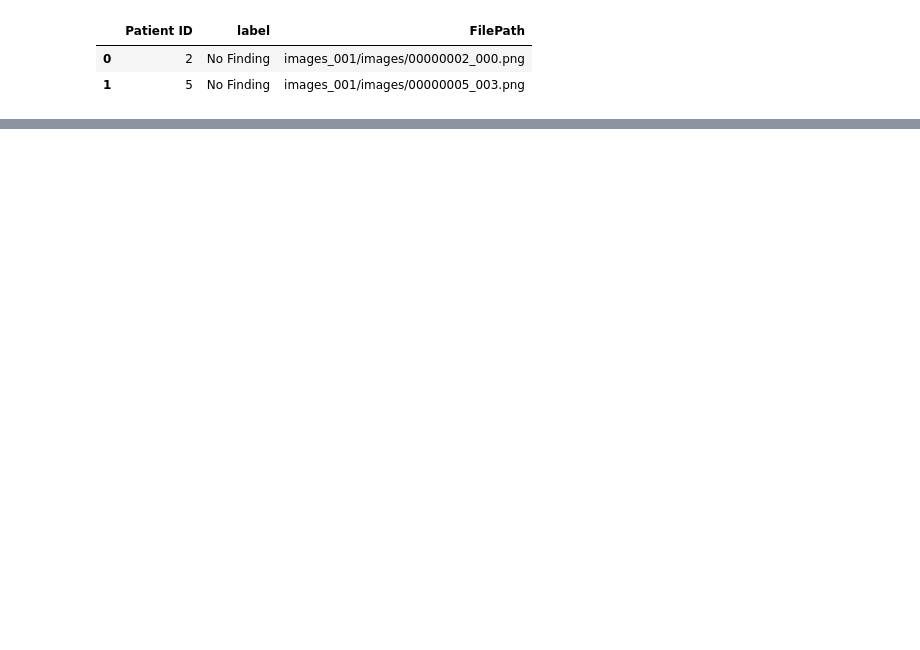
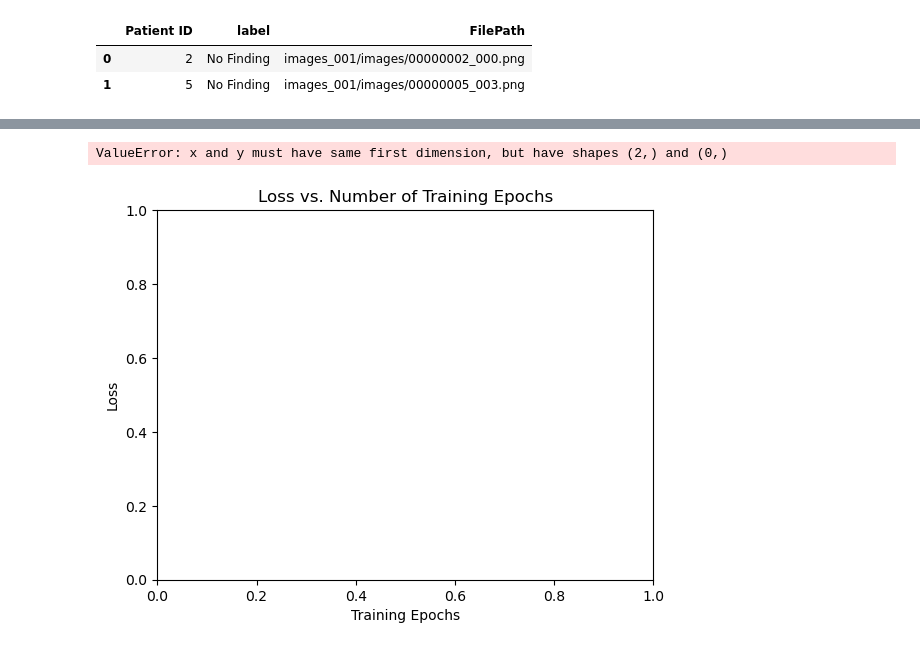
Before and after one commit to rohanchopra/Chest-X-Ray-Classification, a Jupyter notebook: notebooks/xray8/Training.ipynb, the cells around one changed output, grey strips where cells are left out. Saved outputs shown, nothing was run; the diff lists cells and outputs as text; code cells hidden in the pictures; blank space fills up the shorter version.

```diff
--- a/notebooks/xray8/Training.ipynb
+++ b/notebooks/xray8/Training.ipynb
@@ -165,13 +153,13 @@ model_name = "efficient_net_b0"
 num_classes = 7
 
 # Batch Size.
-batch_size = 96
+batch_size = 64
 
 # Epochs to train for.
-num_epochs = 50
+num_epochs = 2
 
 # Number of workers for data loader.
-num_workers = 2
+num_workers = 6
 
 # Imagenet norm array passed as default value.
 norm_arr=([0.485, 0.456, 0.406], [0.229, 0.224, 0.225])
@@ -180,9 +168,9 @@ norm_arr=([0.485, 0.456, 0.406], [0.229, 0.224, 0.225])
 #                       True - Update only the reshaped layer parameters.
 feature_extract = False
 
-# Use pretrained flag: False - Use random weights
-#                      True - Use pretrained weights
-use_pretrained = False
+# Use pretrained flag: None - Use random weights
+#                      String - Use pretrained weights given by String
+use_pretrained = None
 
 # Initialize the model for this run.
 model_pyt, input_size = initialize_model(model_name, num_classes, feature_extract, use_pretrained=use_pretrained)
@@ -314,19 +317,22 @@ thist
 # %%
 # Plot the training curves of validation accuracy vs. number
 #  of training epochs for the transfer learning method and
 #  the model trained from scratch
 vhist = []
-vhist = [h.cpu().numpy() for h in val_loss_history]
+vhist = [h for h in val_loss_history]
 thist = []
-thist = [h.cpu().numpy() for h in train_loss_history]
+thist = [h for h in train_loss_history]
 
 plt.title("Loss vs. Number of Training Epochs")
 plt.xlabel("Training Epochs")
 plt.ylabel("Loss")
 #plt.plot(range(1,num_epochs+1),ohist,label="Pretrained")
 plt.plot(range(1,num_epochs+1),vhist,label="Validation")
 plt.plot(range(1,num_epochs+1),thist,label="Training")
 plt.ylim((0,1.))
 plt.xticks(np.arange(1, num_epochs+1, 1.0))
 plt.legend()
 plt.show()
+# %% [output]
+ValueError: x and y must have same first dimension, but have shapes (2,) and (0,)
+[figure, added]
```
Also changed, not shown: parts of 29 cells of this notebook, 1 other file.
